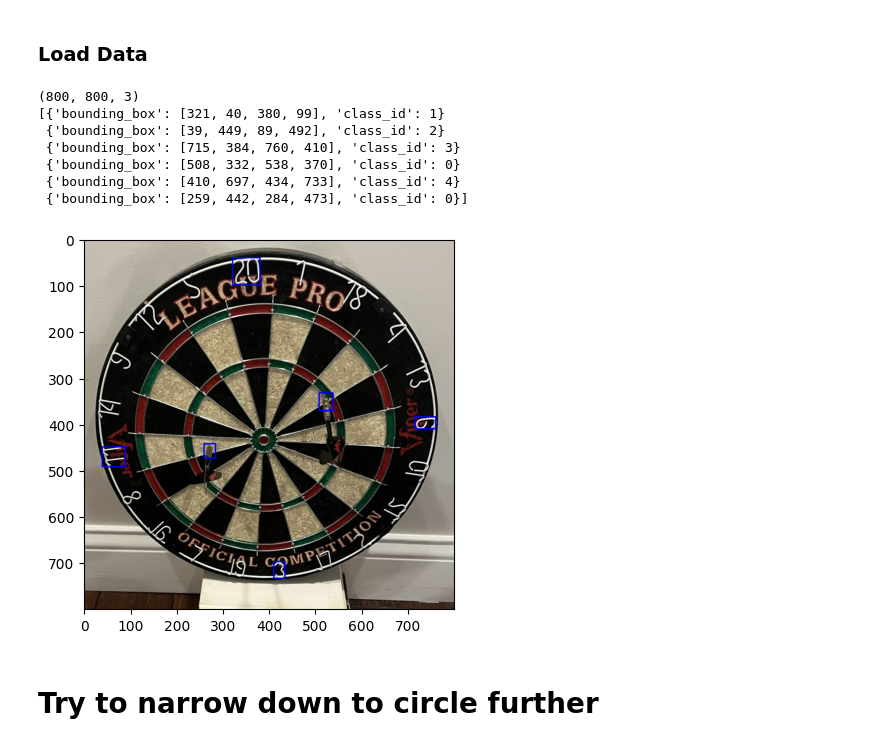
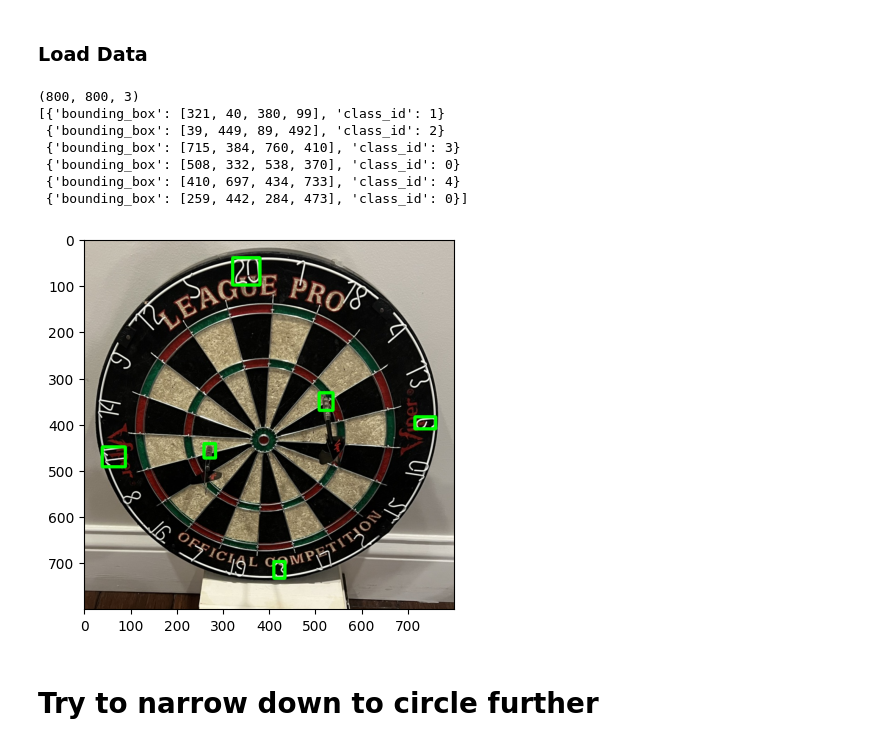
Before and after one commit to zkashef/SmokingDarts, a Jupyter notebook: notebooks/find_board_features.ipynb, the cells around one changed output. Saved outputs shown, nothing was run; the diff lists cells and outputs as text; code cells hidden in the pictures.

```diff
--- a/notebooks/find_board_features.ipynb
+++ b/notebooks/find_board_features.ipynb
@@ -11,32 +9,32 @@ ModuleNotFoundError: No module named 'matplotlib'
 # %%
 # Load the image RGB
 image = cv.imread('../data/cropped/IMG_8561.jpg')
 
 color_img = cv.cvtColor(image, cv.COLOR_RGB2BGR)
 
 # Load boundings
 boundings = np.load('../data/boundings/IMG_8561_boundings.npy', allow_pickle=True)
 
 print(image.shape)
 print(boundings)
 
 # Overlay boundings on image
 for bounding in boundings:
     bounding = bounding['bounding_box']
-    cv.rectangle(color_img, (bounding[0], bounding[1]), (bounding[2], bounding[3]), (0, 0, 255), 2)
+    cv.rectangle(color_img, (bounding[0], bounding[1]), (bounding[2], bounding[3]), (0, 255, 0), 5)
 
 # Show image
 plt.imshow(color_img)
 plt.show()
 # %% [output]
 (800, 800, 3)
 [{'bounding_box': [321, 40, 380, 99], 'class_id': 1}
  {'bounding_box': [39, 449, 89, 492], 'class_id': 2}
  {'bounding_box': [715, 384, 760, 410], 'class_id': 3}
  {'bounding_box': [508, 332, 538, 370], 'class_id': 0}
  {'bounding_box': [410, 697, 434, 733], 'class_id': 4}
  {'bounding_box': [259, 442, 284, 473], 'class_id': 0}]
-[figure, old version]
+[figure, new version]
 # %% [markdown]
 # Try to narrow down to circle further
 # %%
```
Also changed, not shown: parts of 2 cells of this notebook, 2 other files.
